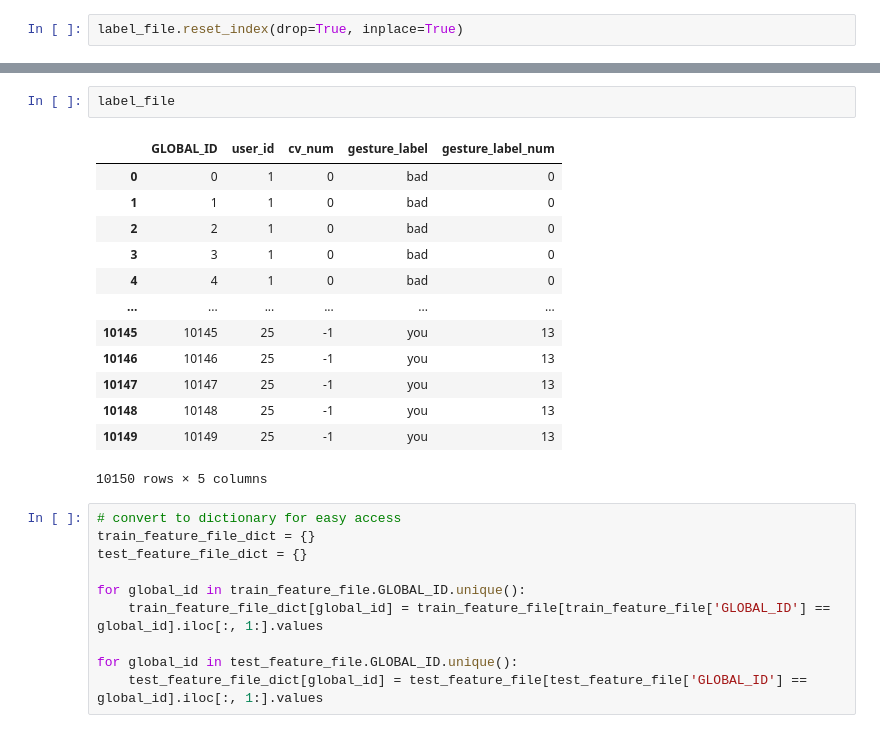
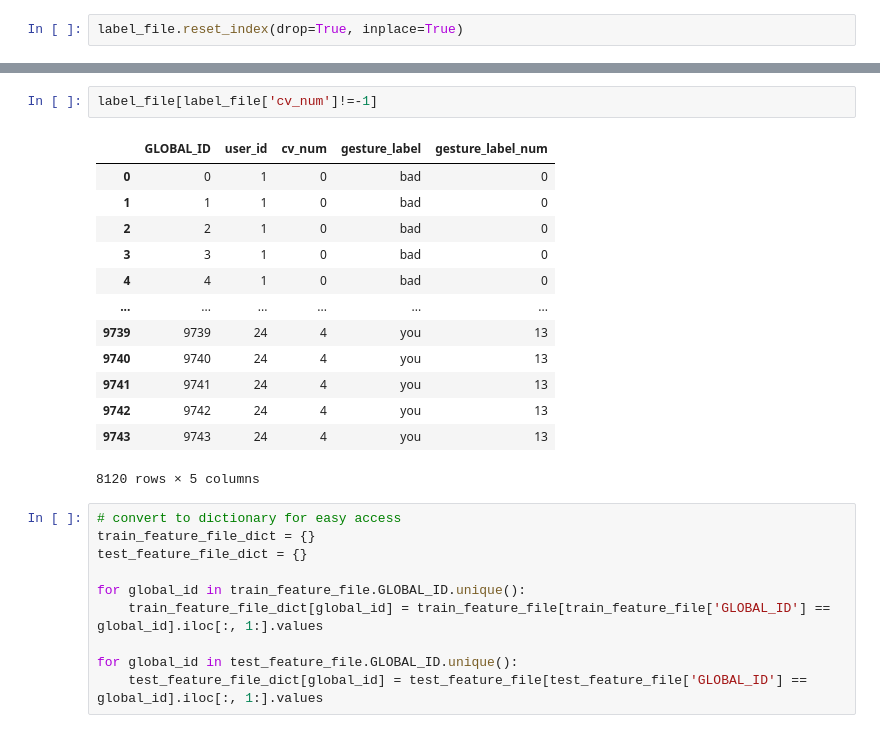
Before and after one commit to jaeho3690/ASL_handgesture_data_preprocess, a Jupyter notebook: notebook/preprocess_dynamic.ipynb, the cells around one changed output, grey strips where cells are left out. Drawn from its saved outputs; the diff is of its cells as text.

```diff
--- a/notebook/preprocess_dynamic.ipynb
+++ b/notebook/preprocess_dynamic.ipynb
@@ -190,19 +205,19 @@ train_feature_file
-# %%
-label_file
-# %% [output]
-|  | GLOBAL_ID | user_id | cv_num | gesture_label | gesture_label_num |
-| 0 | 0 | 1 | 0 | bad | 0 |
-| 1 | 1 | 1 | 0 | bad | 0 |
-| 2 | 2 | 1 | 0 | bad | 0 |
-| 3 | 3 | 1 | 0 | bad | 0 |
-| 4 | 4 | 1 | 0 | bad | 0 |
-| ... | ... | ... | ... | ... | ... |
-| 10145 | 10145 | 25 | -1 | you | 13 |
-| 10146 | 10146 | 25 | -1 | you | 13 |
-| 10147 | 10147 | 25 | -1 | you | 13 |
-| 10148 | 10148 | 25 | -1 | you | 13 |
-| 10149 | 10149 | 25 | -1 | you | 13 |
-10150 rows × 5 columns
+# %%
+label_file[label_file['cv_num']!=-1]
+# %% [output]
+|  | GLOBAL_ID | user_id | cv_num | gesture_label | gesture_label_num |
+| 0 | 0 | 1 | 0 | bad | 0 |
+| 1 | 1 | 1 | 0 | bad | 0 |
+| 2 | 2 | 1 | 0 | bad | 0 |
+| 3 | 3 | 1 | 0 | bad | 0 |
+| 4 | 4 | 1 | 0 | bad | 0 |
+| ... | ... | ... | ... | ... | ... |
+| 9739 | 9739 | 24 | 4 | you | 13 |
+| 9740 | 9740 | 24 | 4 | you | 13 |
+| 9741 | 9741 | 24 | 4 | you | 13 |
+| 9742 | 9742 | 24 | 4 | you | 13 |
+| 9743 | 9743 | 24 | 4 | you | 13 |
+8120 rows × 5 columns
 # %%
 # convert to dictionary for easy access
 train_feature_file_dict = {}
```
Also changed, not shown: parts of 9 cells of this notebook, 7 other files.
